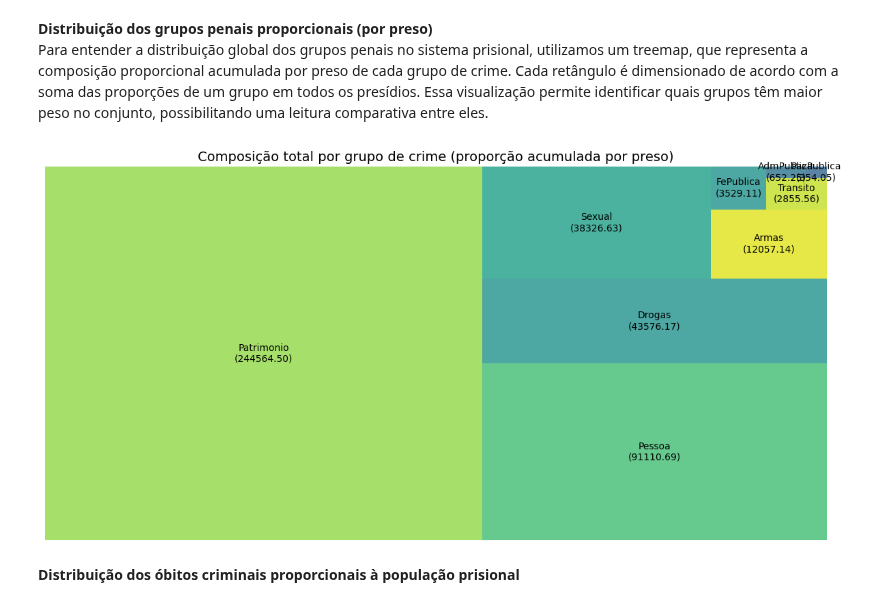
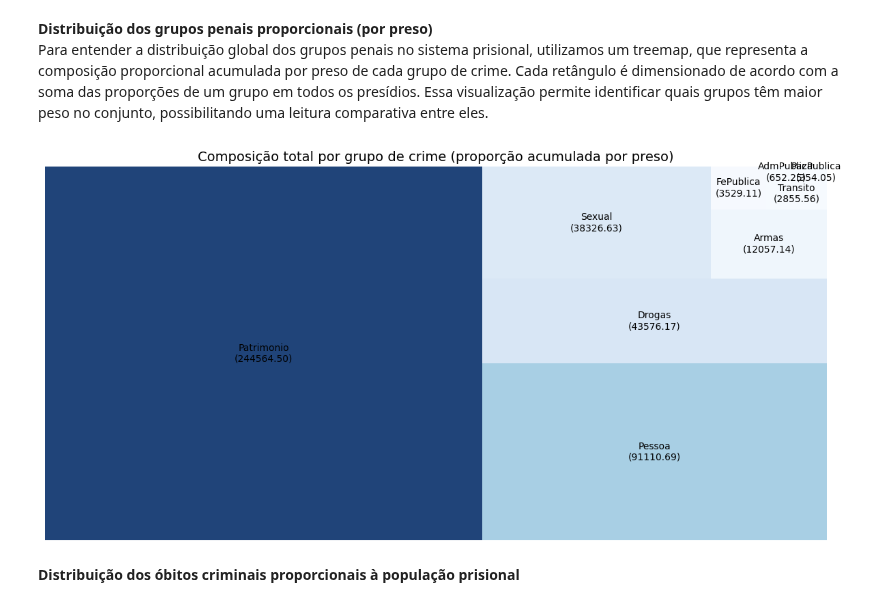
Before and after one commit to Caio-Brega/introducao-ciencia-dos-dados, a Jupyter notebook: TP_ICD.ipynb, the cells around one changed output. Drawn from its saved outputs; the diff is of its cells as text; code cells hidden in the pictures.

```diff
--- a/TP_ICD.ipynb
+++ b/TP_ICD.ipynb
@@ -1128,26 +1128,35 @@ Essa visualização permite identificar quais grupos têm maior peso no conjunto
 # %%
 # Calcular o total acumulado por grupo (somando proporções de todos os presídios)
 soma_grupos = {
     grupo: dados_filtrados4_renomeados[grupo + '_Total_por_preso'].sum()
     for grupo in grupos_crimes.keys()
     if grupo + '_Total_por_preso' in dados_filtrados4_renomeados.columns
 }
 
 # Ordenar por valor (para deixar a visualização mais intuitiva)
 soma_grupos_ordenado = dict(sorted(soma_grupos.items(), key=lambda item: item[1], reverse=True))
 
 # Dados para o gráfico
 labels = [f"{k}\n({v:.2f})" for k, v in soma_grupos_ordenado.items()]
 sizes = list(soma_grupos_ordenado.values())
 
+# Normalizar os valores para 0–1 (por que?)
+norm = plt.Normalize(min(sizes), max(sizes))
+
+# Por que esse colormap foi escolhido?
+cmap = plt.cm.Blues
+
+# Aplicar o colormap aos valores
+colors = [cmap(norm(value)) for value in sizes]
+
 plt.figure(figsize=(12, 6))
-squarify.plot(sizes=sizes, label=labels, alpha=0.8)
+squarify.plot(sizes=sizes, label=labels, color=colors, alpha=0.9)
 plt.title("Composição total por grupo de crime (proporção acumulada por preso)", fontsize=14)
 plt.axis('off')
 plt.tight_layout()
 plt.show()
 # %% [output]
-[figure, old version]
+[figure, new version]
 # %% [markdown]
 **Distribuição dos óbitos criminais proporcionais à população prisional**
 # %%
```
